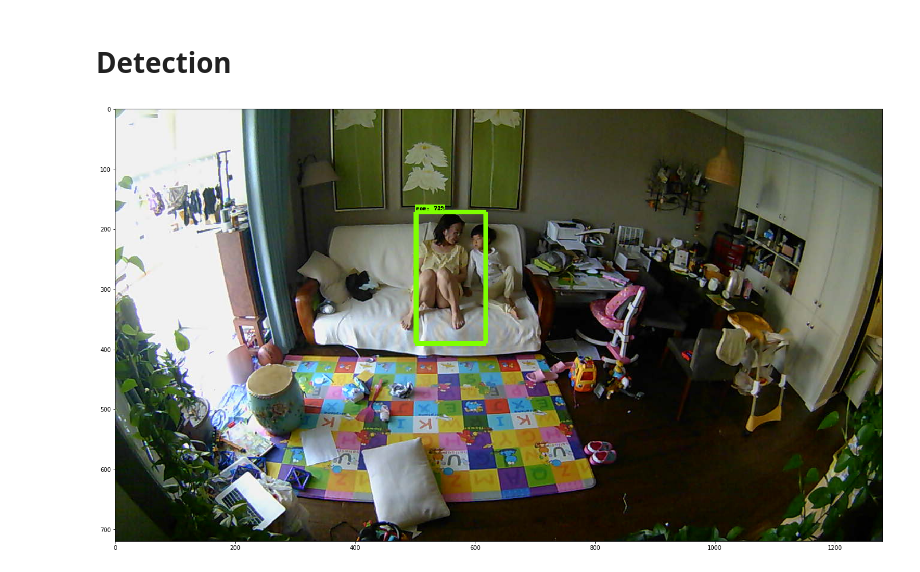
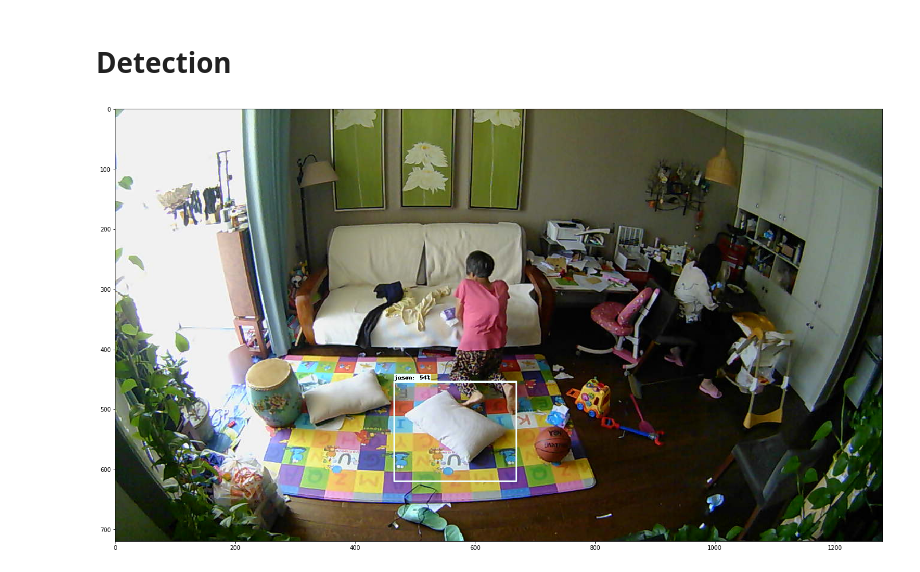
Before and after one commit to lianchunliu/family-detection, a Jupyter notebook: object_detection/object_detection_tutorial.ipynb, the cells around one changed output. Cells and saved outputs as stored; diff of their text form; code cells hidden in the pictures.

```diff
--- a/object_detection/object_detection_tutorial.ipynb
+++ b/object_detection/object_detection_tutorial.ipynb
@@ -148,36 +148,36 @@ def run_inference_for_single_image(image, graph):
 # %%
 %matplotlib inline
 
-TEST_IMAGE_PATHS = [ '/floyd/input/family/images/img_20190701_062201.jpg']
+TEST_IMAGE_PATHS = [ '/floyd/input/family/images/img_20190701_141201.jpg']
 
 # Size, in inches, of the output images.
 IMAGE_SIZE = (24, 16)
 
 #for image_path in TEST_IMAGE_PATHS:
 image_path = TEST_IMAGE_PATHS[0]
 image = Image.open(image_path)
   # the array based representation of the image will be used later in order to prepare the
   # result image with boxes and labels on it.
 image_np = load_image_into_numpy_array(image)
 #plt.imshow(image_np)
   # Expand dimensions since the model expects images to have shape: [1, None, None, 3]
 image_np_expanded = np.expand_dims(image_np, axis=0)
   # Actual detection.
 output_dict = run_inference_for_single_image(image_np_expanded, detection_graph)
 #print(output_dict)
   # Visualization of the results of a detection.
 vis_util.visualize_boxes_and_labels_on_image_array(
       image_np,
       output_dict['detection_boxes'],
       output_dict['detection_classes'],
       output_dict['detection_scores'],
       category_index,
       instance_masks=output_dict.get('detection_masks'),
       use_normalized_coordinates=True,
-      line_thickness=8)
+      line_thickness=3)
 
 plt.figure(figsize=IMAGE_SIZE)
 plt.imshow(image_np)
 plt.show()
 # %% [output]
-[figure, old version]
+[figure, new version]
```
Also changed, not shown: 1 other file.
